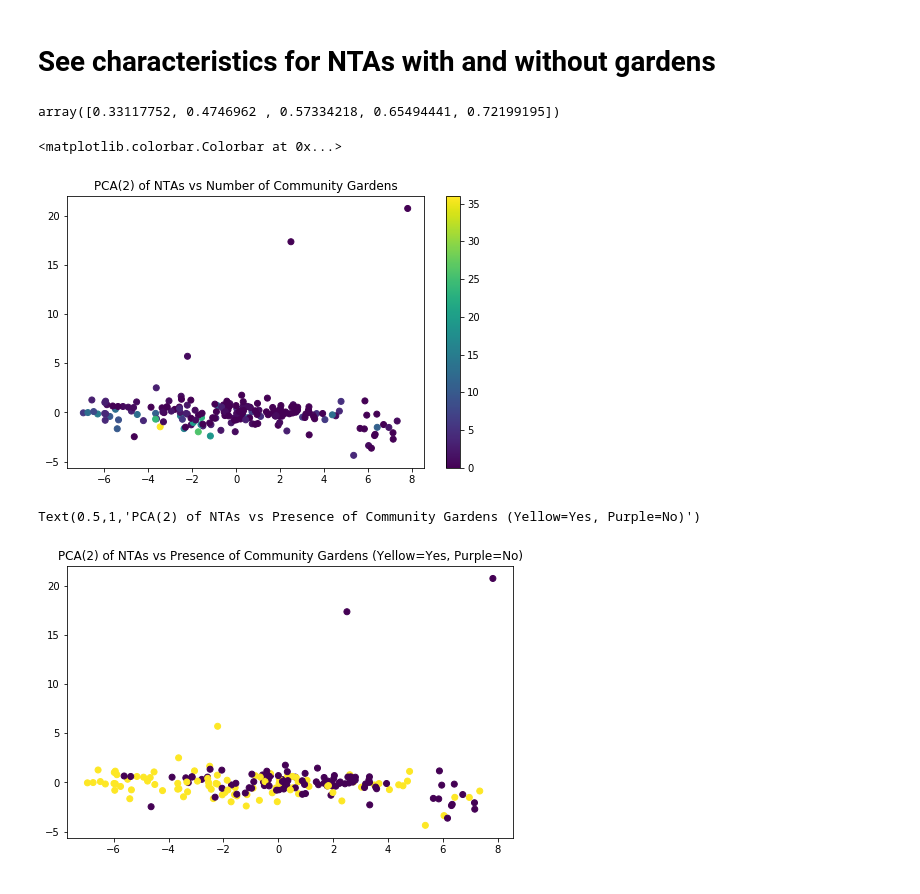
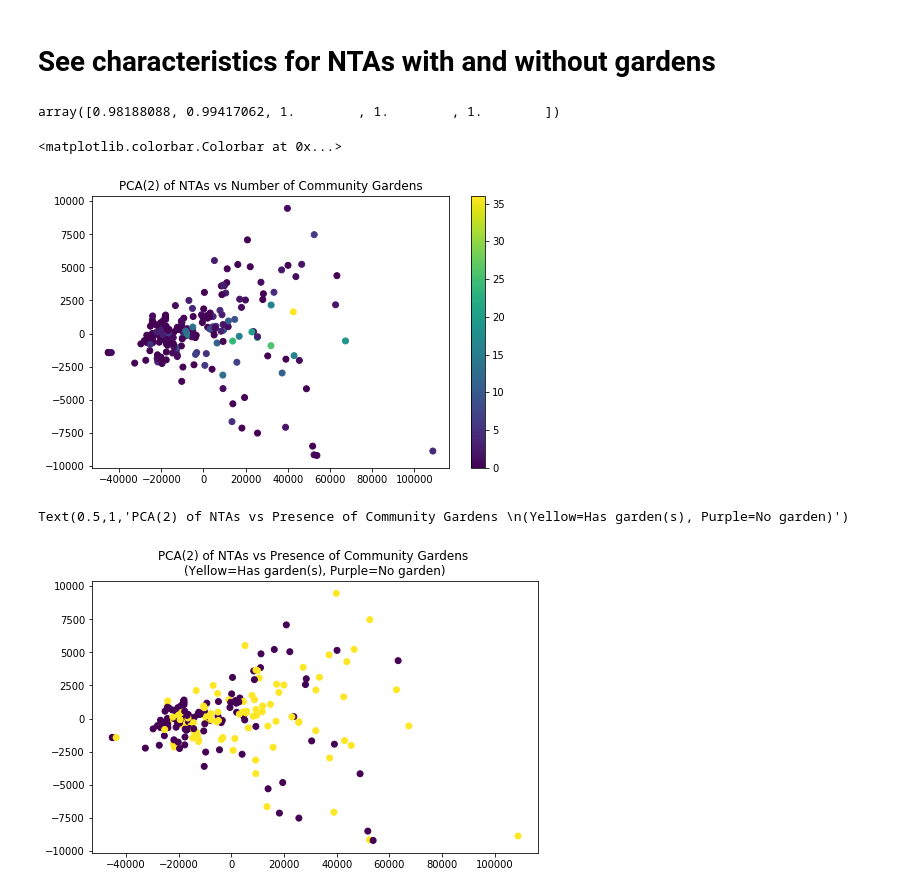
Before and after one commit to leonaisabelle/CUSP-ADS-Project, a Jupyter notebook: modelling_notebooks/PCA.ipynb, the cells around one changed output. Cells and saved outputs as stored; diff of their text form; code cells hidden in the pictures.

```diff
--- a/modelling_notebooks/PCA.ipynb
+++ b/modelling_notebooks/PCA.ipynb
@@ -39,10 +39,10 @@ X_scaled = preprocessing.StandardScaler().fit_transform(X)
 # %%
 from sklearn.decomposition import PCA
-pca = PCA(X_scaled.shape[1]).fit(X_scaled)
-pca_model = pca.transform(X_scaled)
+pca = PCA(X.shape[1]).fit(X)
+pca_model = pca.transform(X)
 pca.explained_variance_ratio_.cumsum()[:5] # first 5 components
 # %% [output]
-array([0.33117752, 0.4746962 , 0.57334218, 0.65494441, 0.72199195])
+array([0.98188088, 0.99417062, 1.        , 1.        , 1.        ])
 # %%
 #2-d plot
 fig = plt.figure(figsize=(8,5))
@@ -52,4 +52,4 @@ plt.title('PCA(2) of NTAs vs Number of Community Gardens')
 plt.colorbar()
 # %% [output]
 <matplotlib.colorbar.Colorbar at 0x...>
-[figure, old version]
+[figure, new version]
@@ -56,9 +63,9 @@ plt.colorbar()
 # %%
 #2-d plot
 fig = plt.figure(figsize=(8,5))
 
 plt.scatter(x=pca_model[:, 0], y=pca_model[:, 1], c=y['HasGarden'])
-plt.title('PCA(2) of NTAs vs Presence of Community Gardens (Yellow=Yes, Purple=No)')
+plt.title('PCA(2) of NTAs vs Presence of Community Gardens \n(Yellow=Has garden(s), Purple=No garden)')
 # %% [output]
-Text(0.5,1,'PCA(2) of NTAs vs Presence of Community Gardens (Yellow=Yes, Purple=No)')
+Text(0.5,1,'PCA(2) of NTAs vs Presence of Community Gardens \n(Yellow=Has garden(s), Purple=No garden)')
-[figure, old version]
+[figure, new version]
```
Also changed, not shown: parts of 2 cells of this notebook, 26 other files.
